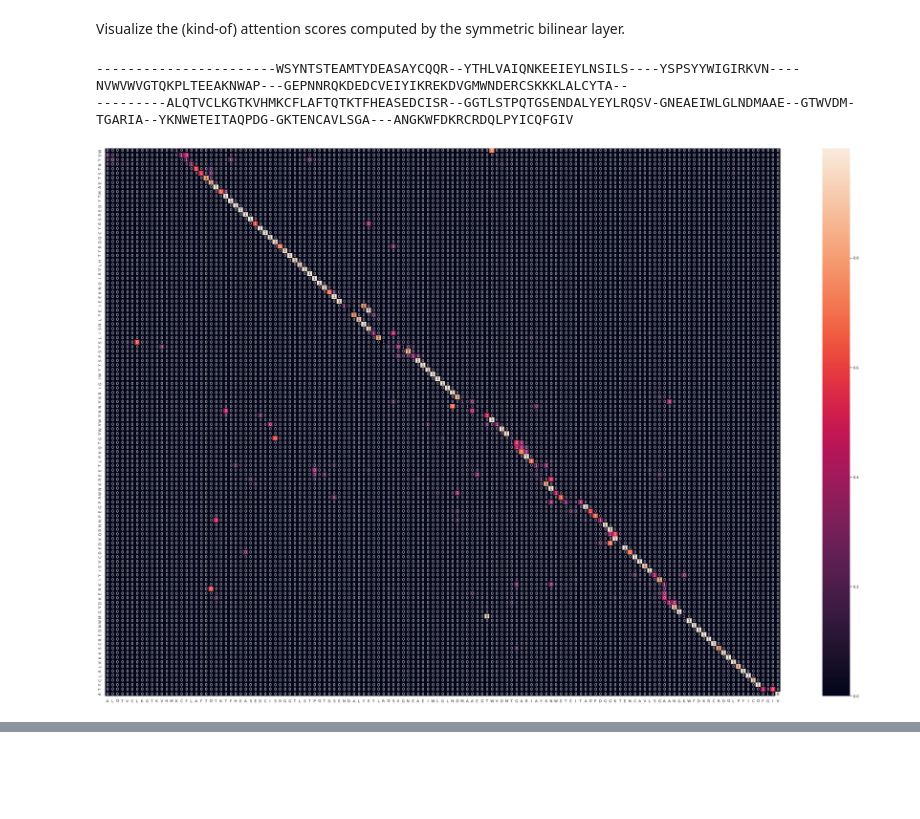
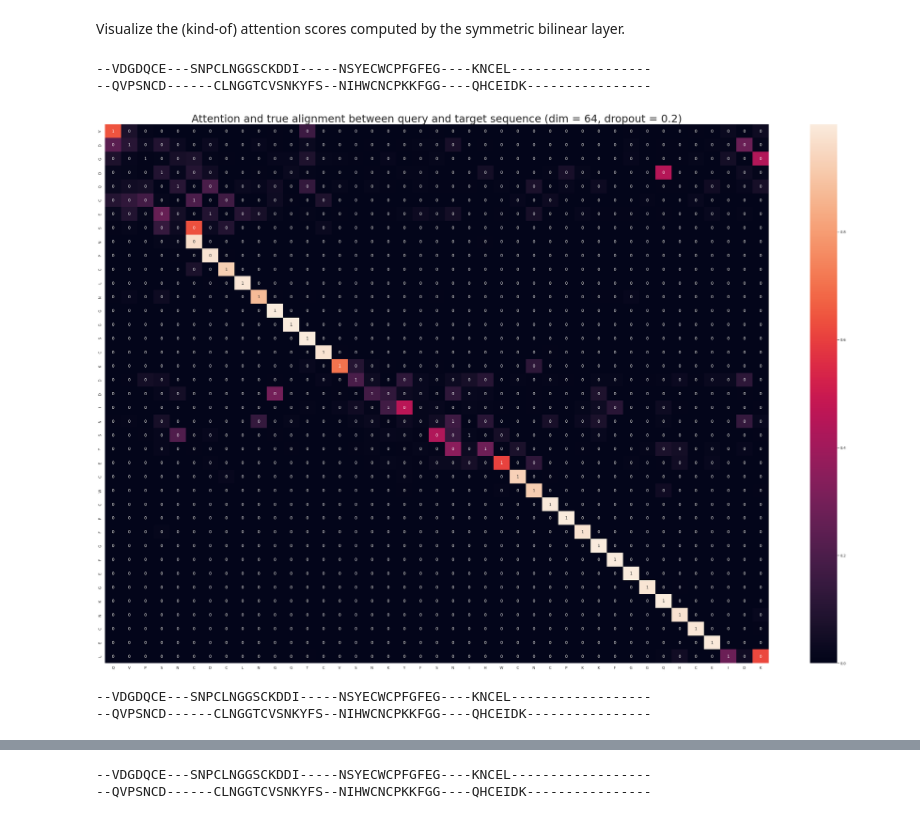
Before and after one commit to felbecker/MSA-HMM-Analysis, a Jupyter notebook: embeddings/VisualizeAttention.ipynb, the cells around one changed output, grey strips where cells are left out. Drawn from its saved outputs; the diff is of its cells as text; code cells hidden in the pictures; blank space fills up the shorter version.

Commit message:
visualized attention for different dims and dropouts

```diff
--- a/embeddings/VisualizeAttention.ipynb
+++ b/embeddings/VisualizeAttention.ipynb
@@ -42,42 +44,48 @@ def make_model(reduced_dim = 256, dropout = 0.2):
                   metrics=[tf.keras.metrics.CategoricalAccuracy()])
 
     return model
-
-#load the layer
-bilinear_symmetric_model = make_model(64, 0.2)
-bilinear_symmetric_model.load_weights("esm/bilinear_form_model_pfam_attention/checkpoints");
-bilinear_symmetric_layer = bilinear_symmetric_model.layers[-1]
-# %%
-#load embeddings
-filename = "../data/homfam/refs/msb.ref"
-fasta_file = msa_hmm.fasta.Fasta(filename, aligned=True)
-noext_path = os.path.splitext(fasta_file.filename)[0]
-file_basename_noext = os.path.basename(noext_path)
-dataset = os.path.basename(os.path.dirname(os.path.dirname(noext_path)))
-embeddings_base_path = f"esm/homfam/{file_basename_noext}/"
-embedding_cache = []
-for i, seq_id in enumerate(fasta_file.seq_ids):
-    emb = np.load(embeddings_base_path+f"{seq_id}.npy")
-    reduced_emb = bilinear_symmetric_layer._reduce(emb, training=False)
-    embedding_cache.append(reduced_emb)
 # %%
-# plot the attention scores of a sequence pair i, j
-i,j = 0, 3
+for dim, drop in [(64, 0.2), (64, 0.4), (128, 0.2), (128, 0.4)]:
 
-seq_1 = fasta_file.column_str(i).replace("$", "-")
-seq_2 = fasta_file.column_str(j).replace("$", "-")
-print(seq_1)
-print(seq_2)
-attention_scores = bilinear_symmetric_layer(embedding_cache[i], embedding_cache[j], a_is_reduced=True, b_is_reduced=True, training=False)
-cols_1 = fasta_file.membership_targets[fasta_file.starting_pos[i] : fasta_file.starting_pos[i] + fasta_file.seq_lens[i]]
-cols_2 = fasta_file.membership_targets[fasta_file.starting_pos[j] : fasta_file.starting_pos[j] + fasta_file.seq_lens[j]]
-ref_alignment = cols_1[:, np.newaxis] == cols_2[np.newaxis]
-sns.set(rc={'figure.figsize':(45, 30)})
-sns.heatmap(attention_scores,
-            annot=ref_alignment,
-            xticklabels=seq_2.replace("-",""),
-            yticklabels=seq_1.replace("-",""));
+    #load the layer
+    bilinear_symmetric_model = make_model(dim, drop)
+    bilinear_symmetric_model.load_weights(f"esm/bilinear_form_model_pfam_attention_{dim}_{str(drop).replace('.', '')}").expect_partial()
+    bilinear_symmetric_layer = bilinear_symmetric_model.layers[-1]
+
+    #load embeddings
+    filename = "../data/homfam/refs/egf.ref"
+    fasta_file = msa_hmm.fasta.Fasta(filename, aligned=True)
+    noext_path = os.path.splitext(fasta_file.filename)[0]
+    file_basename_noext = os.path.basename(noext_path)
+    dataset = os.path.basename(os.path.dirname(os.path.dirname(noext_path)))
+    embeddings_base_path = f"esm/homfam/{file_basename_noext}/"
+    embedding_cache = []
+    for i, seq_id in enumerate(fasta_file.seq_ids):
+        emb = np.load(embeddings_base_path+f"{seq_id}.npy")
+        reduced_emb = bilinear_symmetric_layer._reduce(emb, training=False)
+        embedding_cache.append(reduced_emb)
+
+    # plot the attention scores of a sequence pair i, j
+    i,j = 0, 2
+
+    seq_1 = fasta_file.column_str(i).replace("$", "-")
+    seq_2 = fasta_file.column_str(j).replace("$", "-")
+    print(seq_1)
+    print(seq_2)
+    attention_scores = bilinear_symmetric_layer(embedding_cache[i], embedding_cache[j], a_is_reduced=True, b_is_reduced=True, training=False)
+    cols_1 = fasta_file.membership_targets[fasta_file.starting_pos[i] : fasta_file.starting_pos[i] + fasta_file.seq_lens[i]]
+    cols_2 = fasta_file.membership_targets[fasta_file.starting_pos[j] : fasta_file.starting_pos[j] + fasta_file.seq_lens[j]]
+    ref_alignment = cols_1[:, np.newaxis] == cols_2[np.newaxis]
+    sns.set(rc={'figure.figsize':(45, 30)})
+    sns.heatmap(attention_scores,
+                annot=ref_alignment,
+                xticklabels=seq_2.replace("-",""),
+                yticklabels=seq_1.replace("-","")).set_title(f"Attention and true alignment between query and target sequence (dim = {dim}, dropout = {drop})", {"fontsize": 32})
+    plt.savefig(f"figures/attention_{dim}_{drop}.pdf", bbox_inches="tight")
+    plt.show()
 # %% [output]
------------------------WSYNTSTEAMTYDEASAYCQQR--YTHLVAIQNKEEIEYLNSILS----YSPSYYWIGIRKVN----NVWVWVGTQKPLTEEAKNWAP---GEPNNRQKDEDCVEIYIKREKDVGMWNDERCSKKKLALCYTA--
----------ALQTVCLKGTKVHMKCFLAFTQTKTFHEASEDCISR--GGTLSTPQTGSENDALYEYLRQSV-GNEAEIWLGLNDMAAE--GTWVDM-TGARIA--YKNWETEITAQPDG-GKTENCAVLSGA---ANGKWFDKRCRDQLPYICQFGIV
+--VDGDQCE---SNPCLNGGSCKDDI-----NSYECWCPFGFEG----KNCEL------------------
+--QVPSNCD------CLNGGTCVSNKYFS--NIHWCNCPKKFGG----QHCEIDK----------------
-[figure, old version]
+[figure, new version]
+--VDGDQCE---SNPCLNGGSCKDDI-----NSYECWCPFGFEG----KNCEL------------------
+--QVPSNCD------CLNGGTCVSNKYFS--NIHWCNCPKKFGG----QHCEIDK----------------
@@ -83,0 +93,2 @@ sns.heatmap(attention_scores,
+--VDGDQCE---SNPCLNGGSCKDDI-----NSYECWCPFGFEG----KNCEL------------------
+--QVPSNCD------CLNGGTCVSNKYFS--NIHWCNCPKKFGG----QHCEIDK----------------
```
Also changed, not shown: parts of 2 cells of this notebook, 4 other files.
